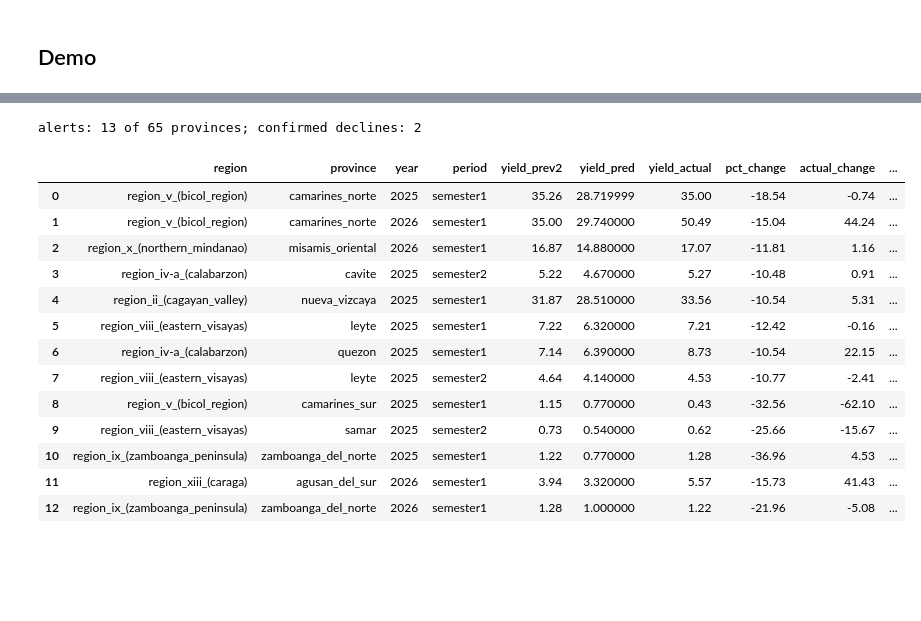
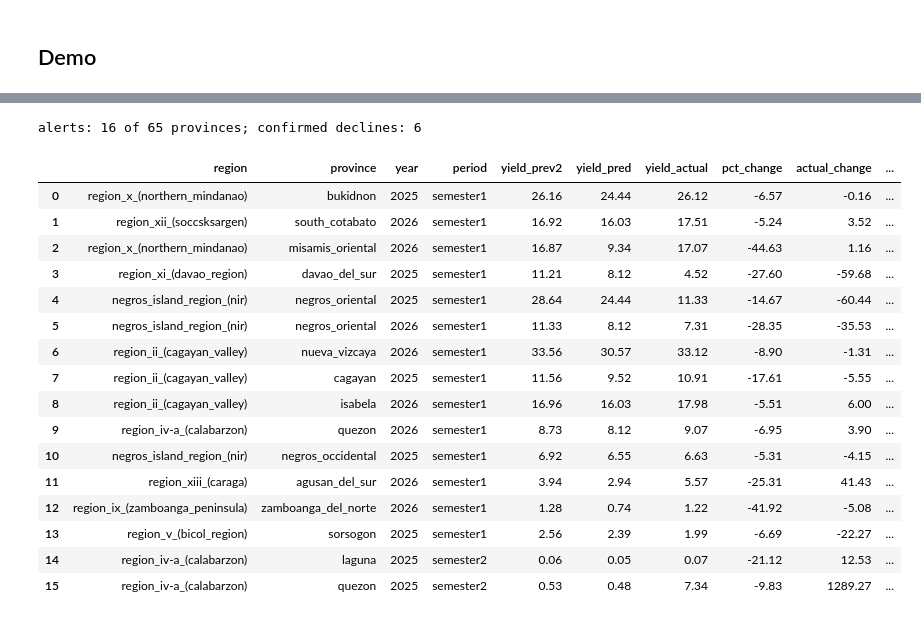
Before and after one commit to rlp-jym/zoomcamp-ml-cohort-2026, a Jupyter notebook: pineapple_yield_prediction/notebook.ipynb, the cells around one changed output, grey strips where cells are left out. Cells and saved outputs as stored; diff of their text form; code cells hidden in the pictures; blank space fills up the shorter version.

```diff
--- a/pineapple_yield_prediction/notebook.ipynb
+++ b/pineapple_yield_prediction/notebook.ipynb
@@ -941,13 +1011,0 @@ xgboost: 0.351
-# %%
-# full train and test xgboost
-
-models = {
-    'xgboost': xgb.XGBRegressor(n_estimators=110, max_depth=4, min_child_weight=50, learning_rate=0.05, random_state=9),
-}
-
-for name, m in models.items():
-    m.fit(X_full_train.fillna(0), y_full_train)
-    pred = m.predict(X_test.fillna(0))
-    print(f"{name}: {root_mean_squared_error(y_test, pred):.3f}")
-
-# best feature yield_prev2
@@ -995,34 +1098,37 @@ Flag a province when predicted yield falls >=10% below its last observed yield (
 # %%
 # early warning: which provinces are at risk next semester?
-y_pred_log = models['xgboost'].predict(X_test.fillna(0))
+y_pred_log = dt_model.predict(X_test.fillna(0))
 
 ew = df_test[['region', 'province', 'year', 'period', 'area_ha']].copy().reset_index(drop=True)
 ew['yield_prev2'] = df_test['yield_prev2'].values
 ew['yield_pred'] = np.expm1(y_pred_log)
 ew['yield_actual'] = np.expm1(y_test)
 ew['pct_change'] = (ew['yield_pred'] / ew['yield_prev2'] - 1) * 100
 ew['actual_change'] = (ew['yield_actual'] / ew['yield_prev2'] - 1) * 100
-ew['alert'] = ew['pct_change'] <= -10
-ew['hit'] = ew['actual_change'] <= -10
+ew['alert'] = ew['pct_change'] <= -5
+ew['hit'] = ew['actual_change'] <= -5
 ew['mt_at_risk'] = (ew['area_ha'] * (ew['yield_prev2'] - ew['yield_pred']).clip(lower=0)).round(1)
 ew = ew.sort_values('mt_at_risk', ascending=False).reset_index(drop=True)
 
 print(f"alerts: {int(ew['alert'].sum())} of {len(ew)} provinces; confirmed declines: {int((ew['alert'] & ew['hit']).sum())}")
 display(ew.loc[ew['alert'], ['region','province','year','period','yield_prev2','yield_pred','yield_actual','pct_change','actual_change','hit','mt_at_risk']]
        .sort_values('mt_at_risk', ascending=False).round(2).reset_index(drop=True))
 # %% [output]
-alerts: 13 of 65 provinces; confirmed declines: 2
+alerts: 16 of 65 provinces; confirmed declines: 6
 |  | region | province | year | period | yield_prev2 | yield_pred | yield_actual | pct_change | actual_change | ... |
-| 0 | region_v_(bicol_region) | camarines_norte | 2025 | semester1 | 35.26 | 28.719999 | 35.00 | -18.54 | -0.74 | ... |
-| 1 | region_v_(bicol_region) | camarines_norte | 2026 | semester1 | 35.00 | 29.740000 | 50.49 | -15.04 | 44.24 | ... |
-| 2 | region_x_(northern_mindanao) | misamis_oriental | 2026 | semester1 | 16.87 | 14.880000 | 17.07 | -11.81 | 1.16 | ... |
-| 3 | region_iv-a_(calabarzon) | cavite | 2025 | semester2 | 5.22 | 4.670000 | 5.27 | -10.48 | 0.91 | ... |
-| 4 | region_ii_(cagayan_valley) | nueva_vizcaya | 2025 | semester1 | 31.87 | 28.510000 | 33.56 | -10.54 | 5.31 | ... |
-| 5 | region_viii_(eastern_visayas) | leyte | 2025 | semester1 | 7.22 | 6.320000 | 7.21 | -12.42 | -0.16 | ... |
-| 6 | region_iv-a_(calabarzon) | quezon | 2025 | semester1 | 7.14 | 6.390000 | 8.73 | -10.54 | 22.15 | ... |
-| 7 | region_viii_(eastern_visayas) | leyte | 2025 | semester2 | 4.64 | 4.140000 | 4.53 | -10.77 | -2.41 | ... |
-| 8 | region_v_(bicol_region) | camarines_sur | 2025 | semester1 | 1.15 | 0.770000 | 0.43 | -32.56 | -62.10 | ... |
-| 9 | region_viii_(eastern_visayas) | samar | 2025 | semester2 | 0.73 | 0.540000 | 0.62 | -25.66 | -15.67 | ... |
-| 10 | region_ix_(zamboanga_peninsula) | zamboanga_del_norte | 2025 | semester1 | 1.22 | 0.770000 | 1.28 | -36.96 | 4.53 | ... |
-| 11 | region_xiii_(caraga) | agusan_del_sur | 2026 | semester1 | 3.94 | 3.320000 | 5.57 | -15.73 | 41.43 | ... |
-| 12 | region_ix_(zamboanga_peninsula) | zamboanga_del_norte | 2026 | semester1 | 1.28 | 1.000000 | 1.22 | -21.96 | -5.08 | ... |
+| 0 | region_x_(northern_mindanao) | bukidnon | 2025 | semester1 | 26.16 | 24.44 | 26.12 | -6.57 | -0.16 | ... |
+| 1 | region_xii_(soccsksargen) | south_cotabato | 2026 | semester1 | 16.92 | 16.03 | 17.51 | -5.24 | 3.52 | ... |
+| 2 | region_x_(northern_mindanao) | misamis_oriental | 2026 | semester1 | 16.87 | 9.34 | 17.07 | -44.63 | 1.16 | ... |
+| 3 | region_xi_(davao_region) | davao_del_sur | 2025 | semester1 | 11.21 | 8.12 | 4.52 | -27.60 | -59.68 | ... |
+| 4 | negros_island_region_(nir) | negros_oriental | 2025 | semester1 | 28.64 | 24.44 | 11.33 | -14.67 | -60.44 | ... |
+| 5 | negros_island_region_(nir) | negros_oriental | 2026 | semester1 | 11.33 | 8.12 | 7.31 | -28.35 | -35.53 | ... |
+| 6 | region_ii_(cagayan_valley) | nueva_vizcaya | 2026 | semester1 | 33.56 | 30.57 | 33.12 | -8.90 | -1.31 | ... |
+| 7 | region_ii_(cagayan_valley) | cagayan | 2025 | semester1 | 11.56 | 9.52 | 10.91 | -17.61 | -5.55 | ... |
+| 8 | region_ii_(cagayan_valley) | isabela | 2026 | semester1 | 16.96 | 16.03 | 17.98 | -5.51 | 6.00 | ... |
+| 9 | region_iv-a_(calabarzon) | quezon | 2026 | semester1 | 8.73 | 8.12 | 9.07 | -6.95 | 3.90 | ... |
+| 10 | negros_island_region_(nir) | negros_occidental | 2025 | semester1 | 6.92 | 6.55 | 6.63 | -5.31 | -4.15 | ... |
+| 11 | region_xiii_(caraga) | agusan_del_sur | 2026 | semester1 | 3.94 | 2.94 | 5.57 | -25.31 | 41.43 | ... |
+| 12 | region_ix_(zamboanga_peninsula) | zamboanga_del_norte | 2026 | semester1 | 1.28 | 0.74 | 1.22 | -41.92 | -5.08 | ... |
+| 13 | region_v_(bicol_region) | sorsogon | 2025 | semester1 | 2.56 | 2.39 | 1.99 | -6.69 | -22.27 | ... |
+| 14 | region_iv-a_(calabarzon) | laguna | 2025 | semester2 | 0.06 | 0.05 | 0.07 | -21.12 | 12.53 | ... |
+| 15 | region_iv-a_(calabarzon) | quezon | 2025 | semester2 | 0.53 | 0.48 | 7.34 | -9.83 | 1289.27 | ... |
```
Also changed, not shown: parts of 28 cells of this notebook, 4 other files.
